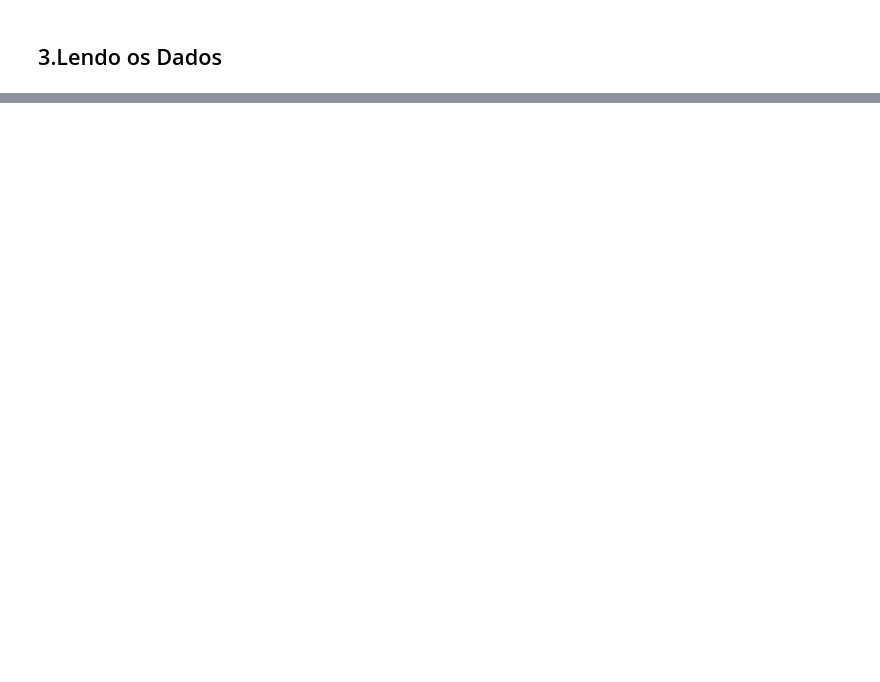
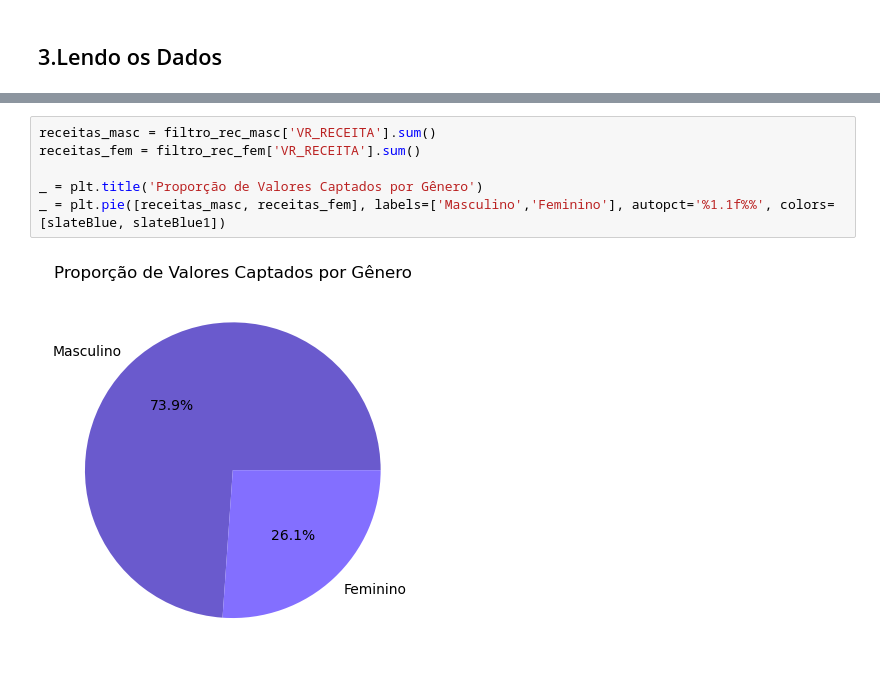
Before and after one commit to devBino/analise_dados_cases, a Jupyter notebook: prestacao_contas_partidos/rio_grande_do_sul/analise.ipynb, the cells around one changed output, grey strips where cells are left out. Drawn from its saved outputs; the diff is of its cells as text; blank space fills up the shorter version.

```diff
--- a/prestacao_contas_partidos/rio_grande_do_sul/analise.ipynb
+++ b/prestacao_contas_partidos/rio_grande_do_sul/analise.ipynb
@@ -140,0 +189,8 @@ _ = sns.boxplot(y='DS_GENERO', x='VR_RECEITA', data=df_receitas)
+# %%
+receitas_masc = filtro_rec_masc['VR_RECEITA'].sum()
+receitas_fem = filtro_rec_fem['VR_RECEITA'].sum()
+
+_ = plt.title('Proporção de Valores Captados por Gênero')
+_ = plt.pie([receitas_masc, receitas_fem], labels=['Masculino','Feminino'], autopct='%1.1f%%', colors=[slateBlue, slateBlue1])
+# %% [output]
+[figure, added]
```
Also changed, not shown: parts of 29 cells of this notebook.
